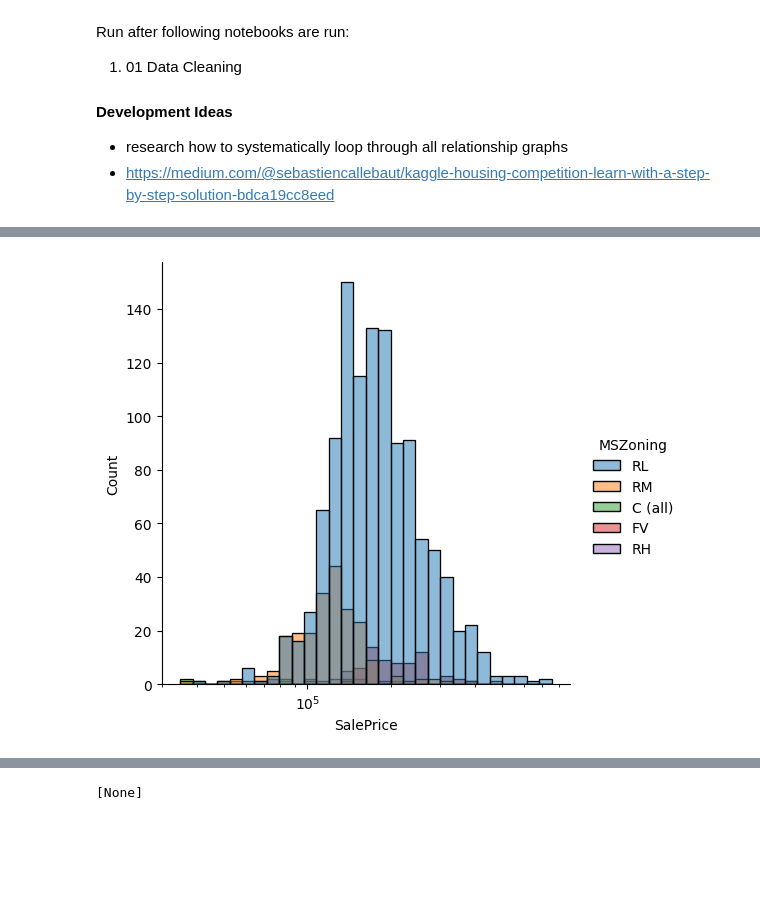
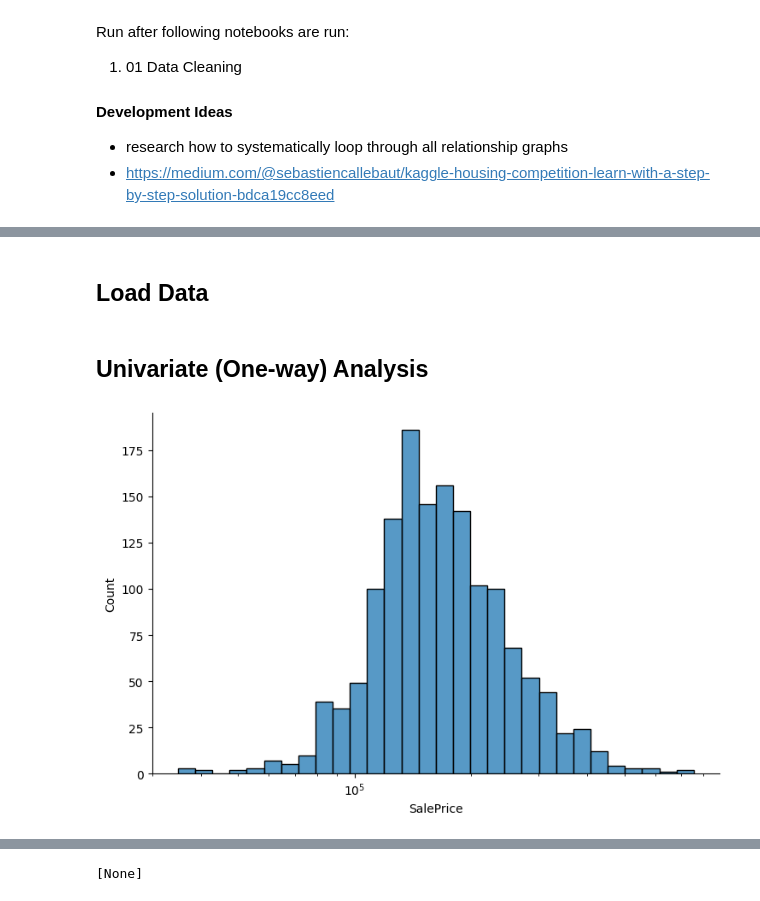
Before and after one commit to stephanie-yz/House-Prices, a Jupyter notebook: 02 Exploratory Data Analysis.ipynb, the cells around one changed output, grey strips where cells are left out. Cells and saved outputs as stored; diff of their text form; code cells hidden in the pictures; blank space fills up the shorter version.

Commit message:
add histograms for num var and clean up cat var

```diff
--- a/02 Exploratory Data Analysis.ipynb
+++ b/02 Exploratory Data Analysis.ipynb
@@ -56,6 +19,19 @@ for var in ['MSSubClass', 'MSZoning',  'LotShape', 'LandContour', 'LotConfig', '
+# %% [markdown]
+## Load Data
+# %%
+### load data (cleaned)
+train = pd.read_csv('train_clean.csv')
+
+### convert all object datatypes to category
+for col in train.select_dtypes(include='object'):
+    train[col] = train[col].astype('category')
+
+### convert additional columns to category datatype
+train['MSSubClass'] = train['MSSubClass'].astype('category')
+# %% [markdown]
+## Univariate (One-way) Analysis
 # %%
 ### histogram of sale price
-## Sale price, split by MSZone
-g=sns.displot(data=train, x='SalePrice', hue='MSZoning', bins=30, log_scale=True)
+g=sns.displot(data=train, x='SalePrice', bins=30, log_scale=True, aspect=1.5)
 # %% [output]
-[figure, old version]
+[figure, new version]
```
Also changed, not shown: parts of 8 cells of this notebook.
